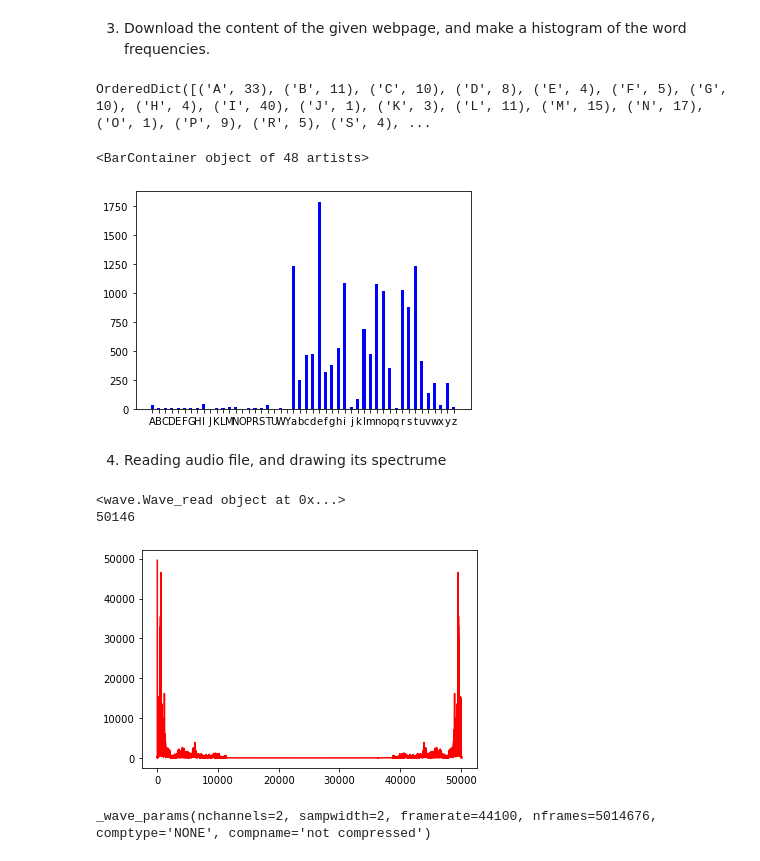
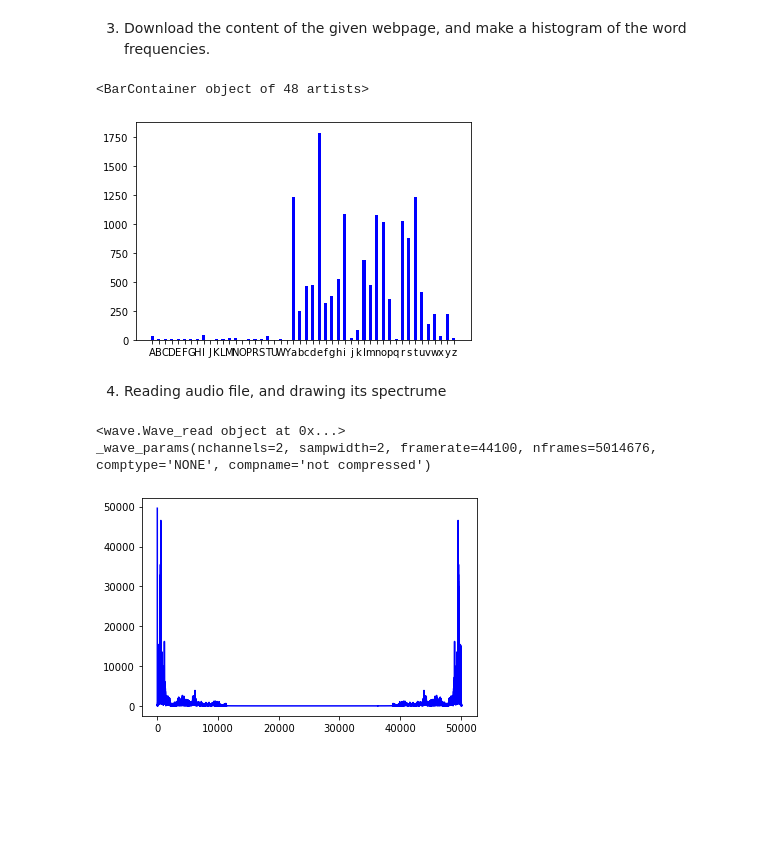
Before and after one commit to Dorothy2019/Deep-Learning-HW1, a Jupyter notebook: homework1.ipynb, the cells around one changed output. Saved outputs shown, nothing was run; the diff lists cells and outputs as text; code cells hidden in the pictures; blank space fills up the shorter version.

```diff
--- a/homework1.ipynb
+++ b/homework1.ipynb
@@ -42,31 +58,3 @@ plt.show()
 [figure]
 # %% [markdown]
 2. Manipulating the expected values and dispersion of the image's channel
-# %%
-import statistics as stat
-import numpy as np
-
-x = np.linspace(0,128,1)
-
-
-mean_R = []
-mean_G = []
-mean_B = []
-
-deviation_R = []
-deviation_G = []
-deviation_B = []
-
-for img in images:
-    for i in range(128):
-        for j in range(128):
-            sum_1 += img[i][j][0]
-            count_1 += 1
-for i in range(5):
-    for j in range(3):
-        mean_R.append()
-print(np.mean(images[0][:][:][0]))
-print(count_1)
-print(sum_1)
-print("Mean:", sum_1/count_1)
-plt.hist(images[0][:][:][0],128)
@@ -116,51 +185,46 @@ removable_items = ['\n',' ','"','(',')',',','0','-','.','1','2','3','4','5','6',
 for rm in removable_items:
     if rm in sorted_frequency:
         del sorted_frequency[rm]
-print(sorted_frequency)
+#print(sorted_frequency)
 
 # Plotting data
 width = len(sorted_frequency)* 0.01 # for data resolution
 plt.bar(sorted_frequency.keys(), sorted_frequency.values(), width, color='b')
 # %% [output]
-OrderedDict([('A', 33), ('B', 11), ('C', 10), ('D', 8), ('E', 4), ('F', 5), ('G', 10), ('H', 4), ('I', 40), ('J', 1), ('K', 3), ('L', 11), ('M', 15), ('N', 17), ('O', 1), ('P', 9), ('R', 5), ('S', 4), ...
+<BarContainer object of 48 artists>
-<BarContainer object of 48 artists>
 [figure]
 # %% [markdown]
 4. Reading audio file, and drawing its spectrume
 # %%
 import wave, struct
 import numpy as np
 from scipy.fftpack import fft
 
 wavefile = wave.open('song1.wav','r')
 print(wavefile)
 length = int(wavefile.getnframes()/100 ) # I reduced the amount of data to be able to read it faster
-print(length)
 params = wavefile.getparams()
 print(params)
 song_values = []
 
-
-for i in range(0, length):
+for i in range(0, length):   # Reading in the bytes and converting them
     wavedata = wavefile.readframes(1)
     data = struct.unpack("<2h", wavedata)
     #print(int(data[0]))
     song_values.append(int(data[0]))
 
 normalized_data = [] # I have a 8 bit track so I have to normalize it between -1 and 1
 for s in song_values:
     normalized_data.append((s/2**8.)*2-1)
 
-
 fft_values = fft(normalized_data) # Fourier transformation
 fft_data_len = int(len(fft_values)/4) # First I took the half of the fft list, it's because of symetry, and I also reduced it again,
 # so the important part of the signal, can be seen better ( it is something optional)
 sampling_freq = wavefile.getframerate()
 frequency_label = int(fft_data_len / sampling_freq)
-plt.plot(abs(fft_values[:(frequency_label-1)]),'r')
+plt.plot(abs(fft_values[:(frequency_label-1)]),'b')
 plt.show()
 # %% [output]
 <wave.Wave_read object at 0x...>
-50146
+_wave_params(nchannels=2, sampwidth=2, framerate=44100, nframes=5014676, comptype='NONE', compname='not compressed')
-[figure, old version]
+[figure, new version]
-_wave_params(nchannels=2, sampwidth=2, framerate=44100, nframes=5014676, comptype='NONE', compname='not compressed')
```
Also changed, not shown: parts of 3 cells of this notebook, 9 other files.
